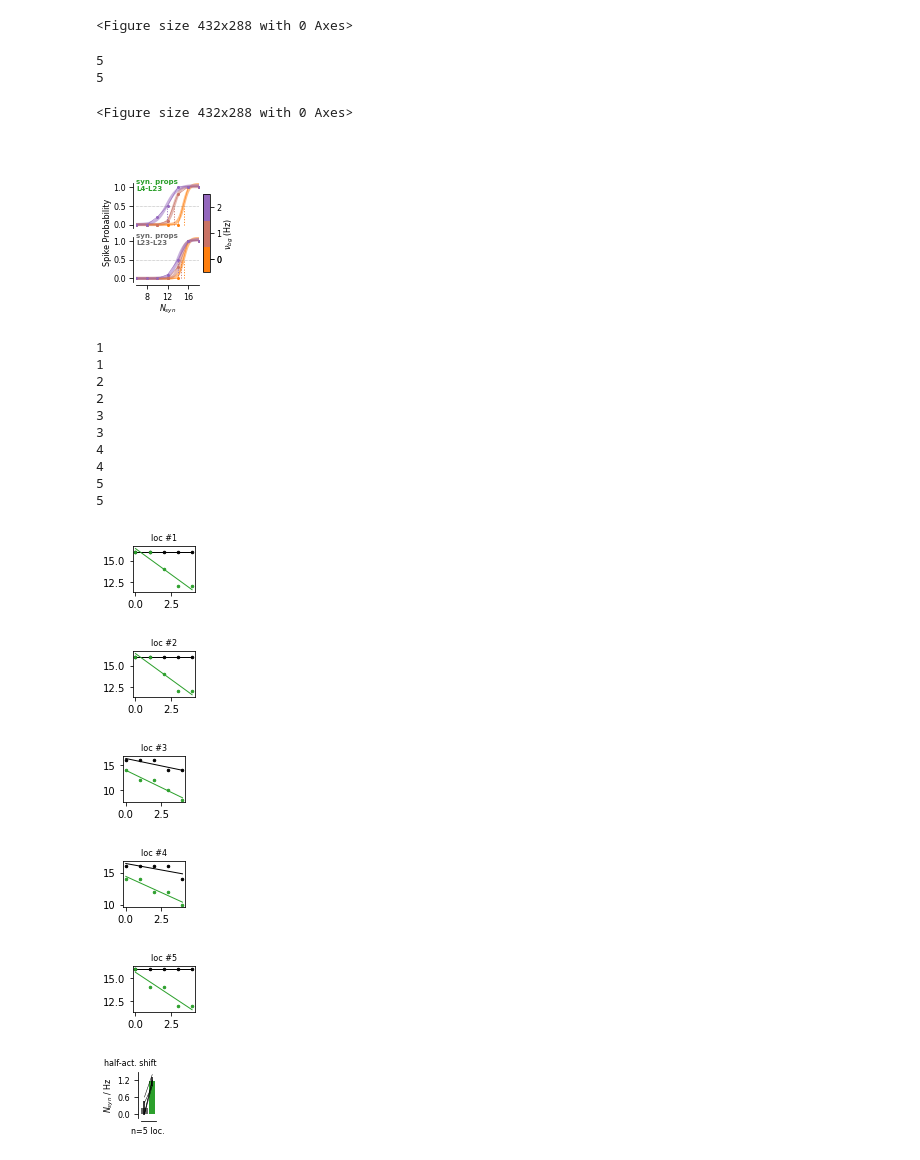
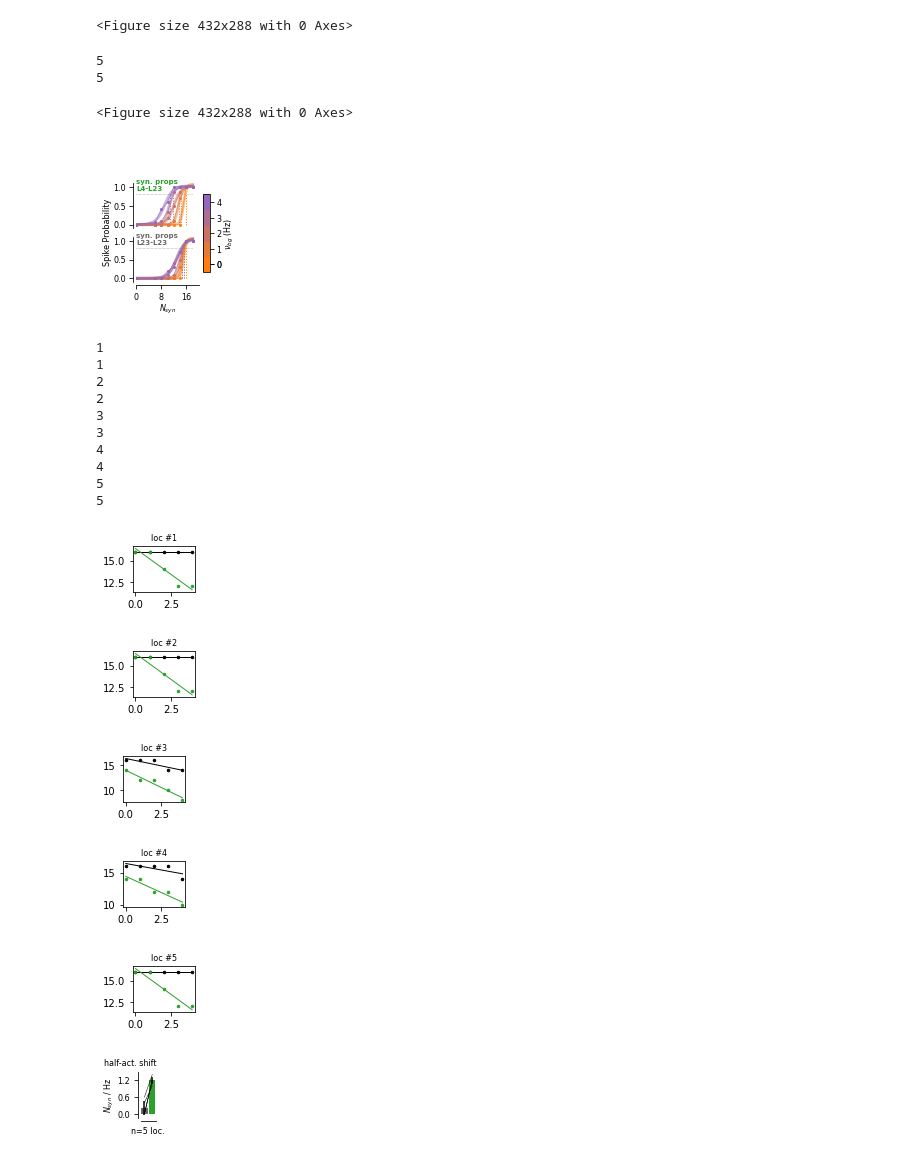
Before and after one commit to yzerlaut/zinc-NMDA-modulation, a Jupyter notebook: Sensitivity_to_Background_Modulation.ipynb, the cells around one changed output. Cells and saved outputs as stored; diff of their text form; code cells hidden in the pictures.

```diff
--- a/Sensitivity_to_Background_Modulation.ipynb
+++ b/Sensitivity_to_Background_Modulation.ipynb
@@ -142,20 +137,22 @@ RESP_ACTIVE_PER_STIM = build_full_dataset_per_stim(key='active',
 <Figure size 432x288 with 0 Axes>
 # %%
 %run plots/show_trial_average_responses.py
-props = {'syn_location':5, 'thresholds':{'Proba':0.5}} # 'VLIM':[-76,0],
+props = {'syn_location':5, 'thresholds':{'Proba':0.8}} # 'VLIM':[-76,0],
 FREE = get_trial_average_responses(RESP_ACTIVE_PER_STIM,
                                    alphaZn=0.45, **props)
 CHELATED = get_trial_average_responses(RESP_ACTIVE_PER_STIM,
                                        alphaZn=0., **props)
 fig_BG12 = show_response_bg_dep(FREE, CHELATED, method='Proba', ge=ge,
-                                ylim=[-0.1,1.1], xlim=[6,18],
-                                BG_levels=[0,1.,2],
+                                ylim=[-0.1,1.1],
+                                xlim=[0,20],
+                                # xlim=[6,18],
+                                # BG_levels=[0,1.,2],
                                 crossing=props['thresholds']['Proba'])#.savefig('figures/fig22.svg')
 # %% [output]
 5
 5
 <Figure size 432x288 with 0 Axes>
-[figure, old version]
+[figure, new version]
 # %%
 WITH_PLOT = True
 SLOPES = {'free':[], 'chelated':[]}
@@ -189,7 +186,7 @@ for i in np.unique(RESP_ACTIVE_PER_STIM['syn_location']):
 [figure]
 [figure]
 [figure]
-[figure, old version]
+[figure, new version]
 # %%
 Fig2inset, ax, pval = ge.related_samples_two_conditions_comparison(np.array(SLOPES['free']),
                                                                    np.array(SLOPES['chelated']),
```
Also changed, not shown: parts of 13 cells of this notebook.
